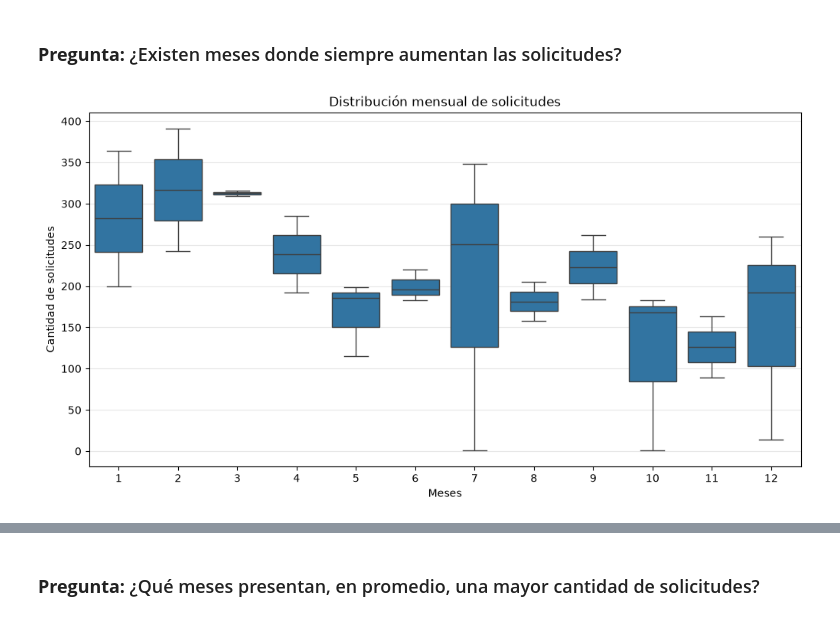
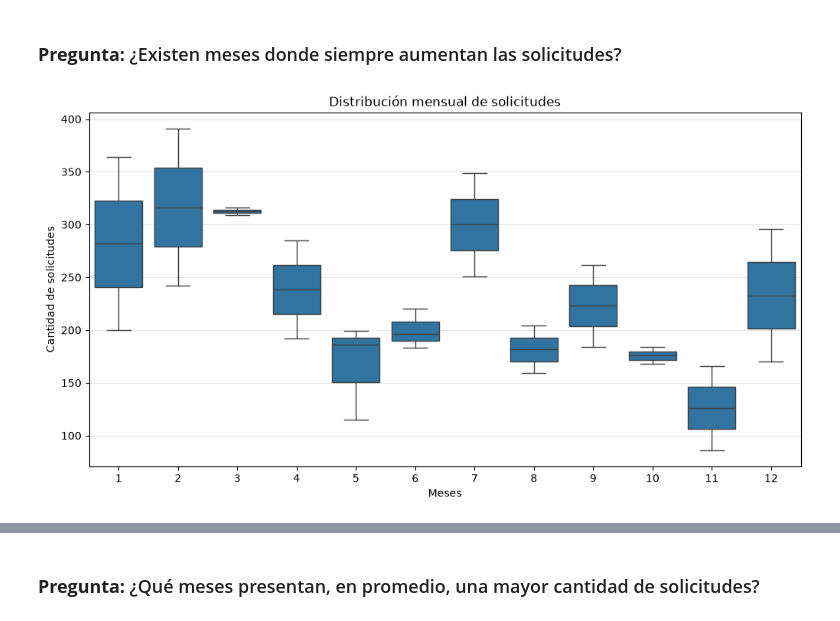
Before and after one commit to DiazJSC/AccesClean_proyecto, a Jupyter notebook: src/03_EDA.ipynb, the cells around one changed output, grey strips where cells are left out. Saved outputs shown, nothing was run; the diff lists cells and outputs as text; code cells hidden in the pictures.

```diff
--- a/src/03_EDA.ipynb
+++ b/src/03_EDA.ipynb
@@ -339,15 +339,15 @@ plt.show()
 # %% [markdown]
 ### **Pregunta:** ¿Existen meses donde siempre aumentan las solicitudes?
 # %%
-solicitudes_mes = (df.groupby(["Año_caso", "Mes_apertura"]).size().reset_index(name="Solicitudes"))
+solicitudes_mes = (df.assign(Anio_apertura=df["Fecha_apertura"].dt.year).groupby(["Anio_apertura", "Mes_apertura"]).size().reset_index(name="Solicitudes"))
 orden = [1,2,3,4,5,6,7,8,9,10,11,12]
 
 plt.figure(figsize=(12,6))
 sns.boxplot(data=solicitudes_mes,x="Mes_apertura",y="Solicitudes",order=orden)
 plt.title("Distribución mensual de solicitudes")
 plt.xlabel("Meses")
 plt.ylabel("Cantidad de solicitudes")
 plt.grid(axis="y", alpha=0.3)
 plt.show()
 # %% [output]
-[figure, old version]
+[figure, new version]
```
Also changed, not shown: parts of 14 cells of this notebook, 15 other files.
